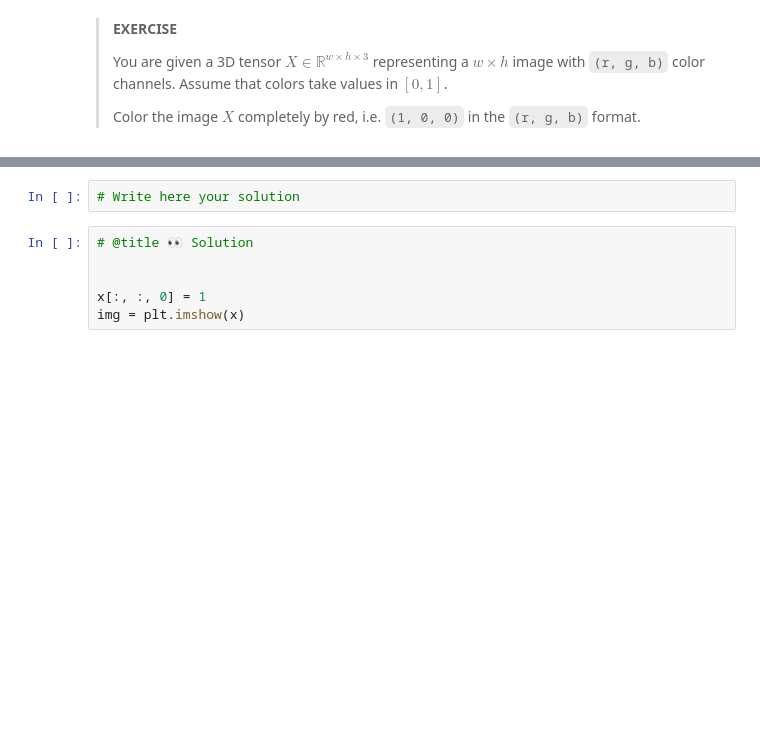
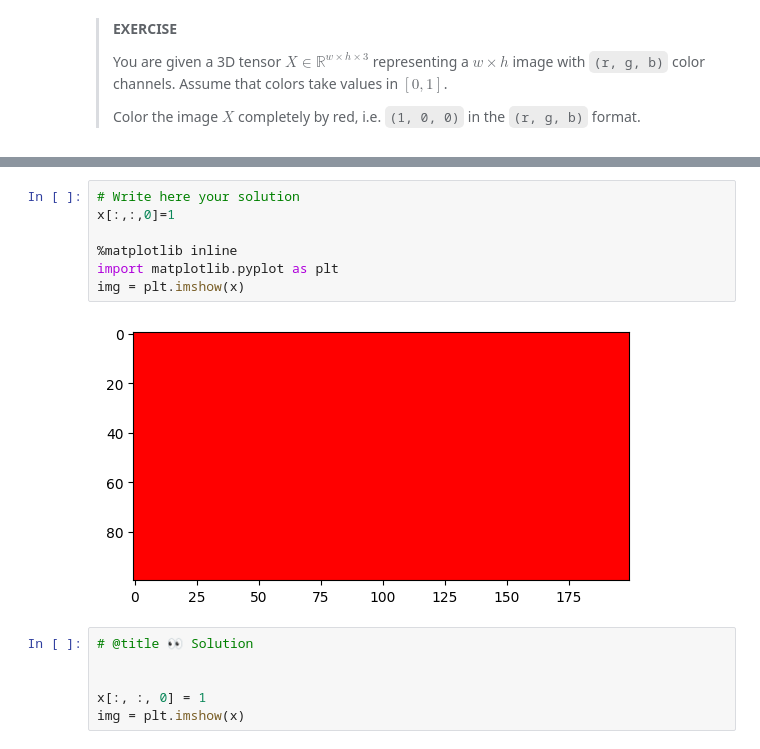
Before and after one commit to biagioliluca/PytorchLabs, a Jupyter notebook: labs/01_Tensor_basics.ipynb, the cells around one changed output, grey strips where cells are left out. Saved outputs shown, nothing was run; the diff lists cells and outputs as text; blank space fills up the shorter version.

```diff
--- a/labs/01_Tensor_basics.ipynb
+++ b/labs/01_Tensor_basics.ipynb
@@ -1025,5 +1296,12 @@ img = plt.imshow(x)
-# %%
-# Write here your solution
+# %%
+# Write here your solution
+x[:,:,0]=1
+
+%matplotlib inline
+import matplotlib.pyplot as plt
+img = plt.imshow(x)
+# %% [output]
+[figure, added]
 # %%
 # @title 👀 Solution
 
```
Also changed, not shown: parts of 77 cells of this notebook.
